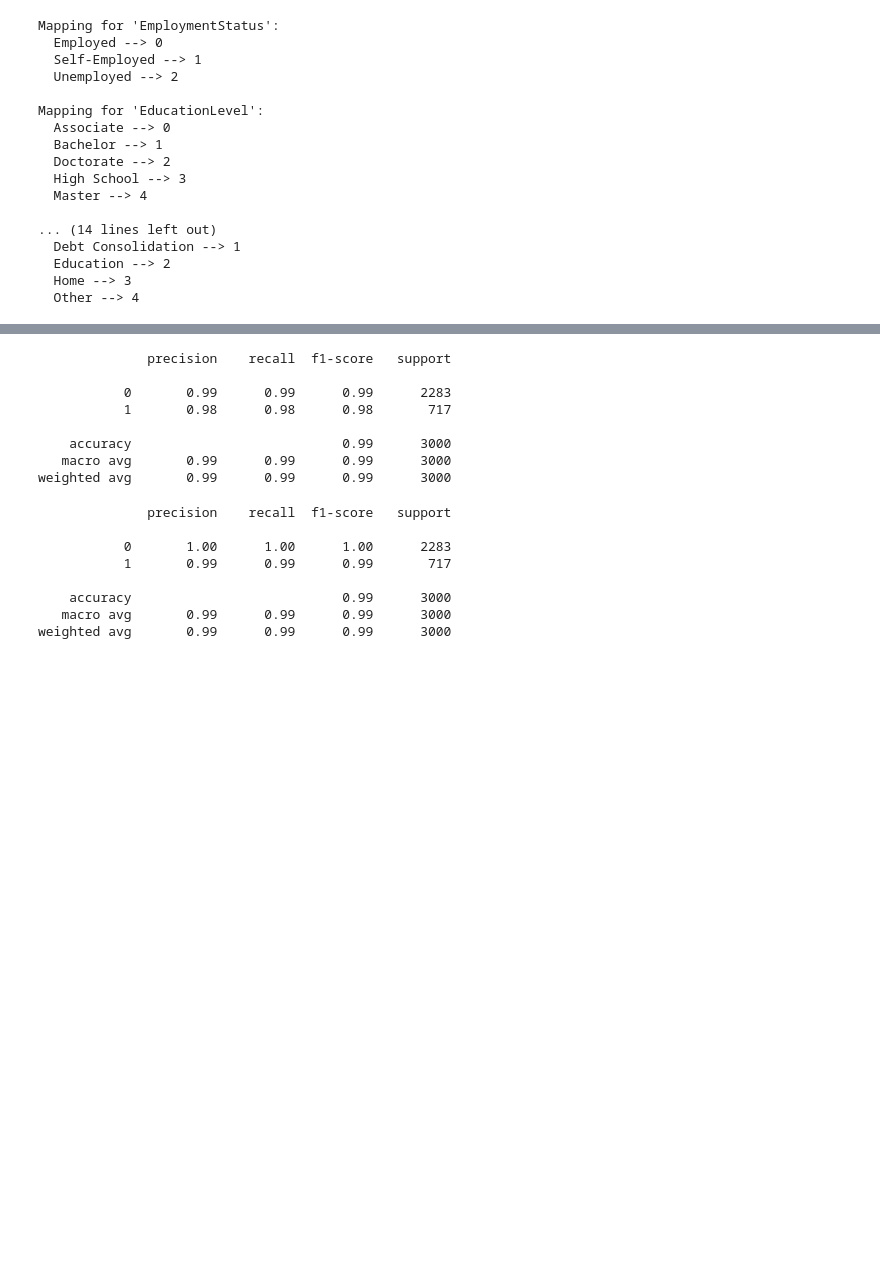
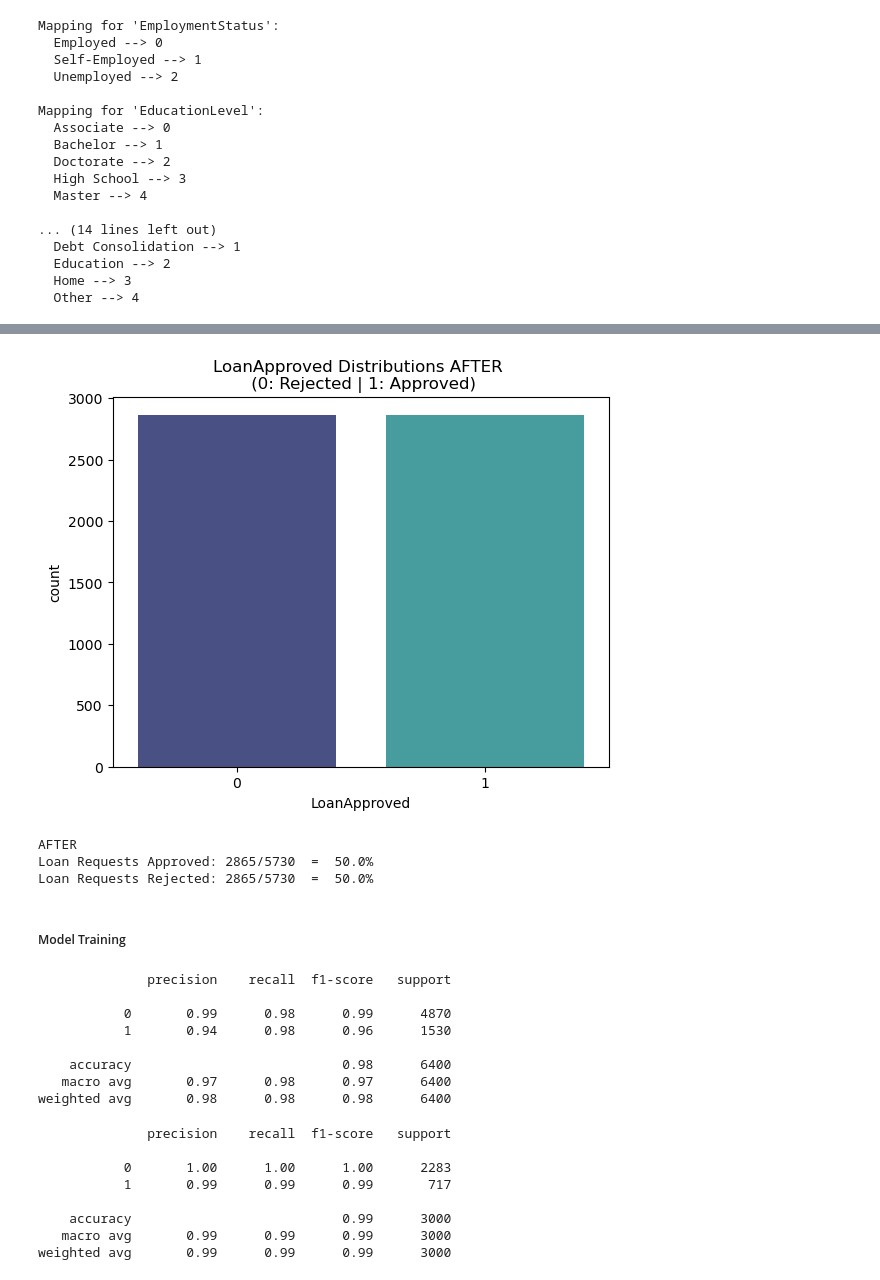
Before and after one commit to GauriR011/Financial-Risk-for-Loan-Approval, a Jupyter notebook: code.ipynb, the cells around one changed output, grey strips where cells are left out. Drawn from its saved outputs; the diff is of its cells as text; code cells hidden in the pictures; blank space fills up the shorter version.

```diff
--- a/code.ipynb
+++ b/code.ipynb
@@ -351 +491,17 @@ dtype: int64
+# %%
+sns.countplot(data=X_y_concat, x="LoanApproved", palette='mako')
+plt.title('LoanApproved Distributions AFTER \n (0: Rejected | 1: Approved)')
+plt.show()
+# %% [output]
+[figure, added]
+# %%
+print("AFTER")
+print(f"Loan Requests Approved: {X_y_concat[X_y_concat['LoanApproved']==1].shape[0]}/{X_y_concat.shape[0]}  =  {X_y_concat[X_y_concat['LoanApproved']==1].shape[0] / X_y_concat.shape[0] * 100}%")
+print(f"Loan Requests Rejected: {X_y_concat[X_y_concat['LoanApproved']==0].shape[0]}/{X_y_concat.shape[0]}  =  {X_y_concat[X_y_concat['LoanApproved']==0].shape[0] / X_y_concat.shape[0] * 100}%")
+# %% [output]
+AFTER
+Loan Requests Approved: 2865/5730  =  50.0%
+Loan Requests Rejected: 2865/5730  =  50.0%
+# %% [markdown]
+##### Model Training
 # %%
@@ -371,21 +527,21 @@ from sklearn.linear_model import LogisticRegression
 from sklearn.metrics import accuracy_score, classification_report
 
 lr = LogisticRegression()
-lr.fit(Xtrain, ytrain)
-y_val_pred = lr.predict(Xval)
+lr.fit(X_train, y_train)
+y_val_pred = lr.predict(X_val)
 
 # Generate a classification report
-cr = classification_report(yval,y_val_pred)
+cr = classification_report(y_val,y_val_pred)
 print(cr)
 # %% [output]
               precision    recall  f1-score   support
 
-           0       0.99      0.99      0.99      2283
-           1       0.98      0.98      0.98       717
+           0       0.99      0.98      0.99      4870
+           1       0.94      0.98      0.96      1530
 
-    accuracy                           0.99      3000
-   macro avg       0.99      0.99      0.99      3000
-weighted avg       0.99      0.99      0.99      3000
+    accuracy                           0.98      6400
+   macro avg       0.97      0.98      0.97      6400
+weighted avg       0.98      0.98      0.98      6400
 # %%
 ypred = lr.predict(Xtest)
 
```
Also changed, not shown: parts of 55 cells of this notebook.
